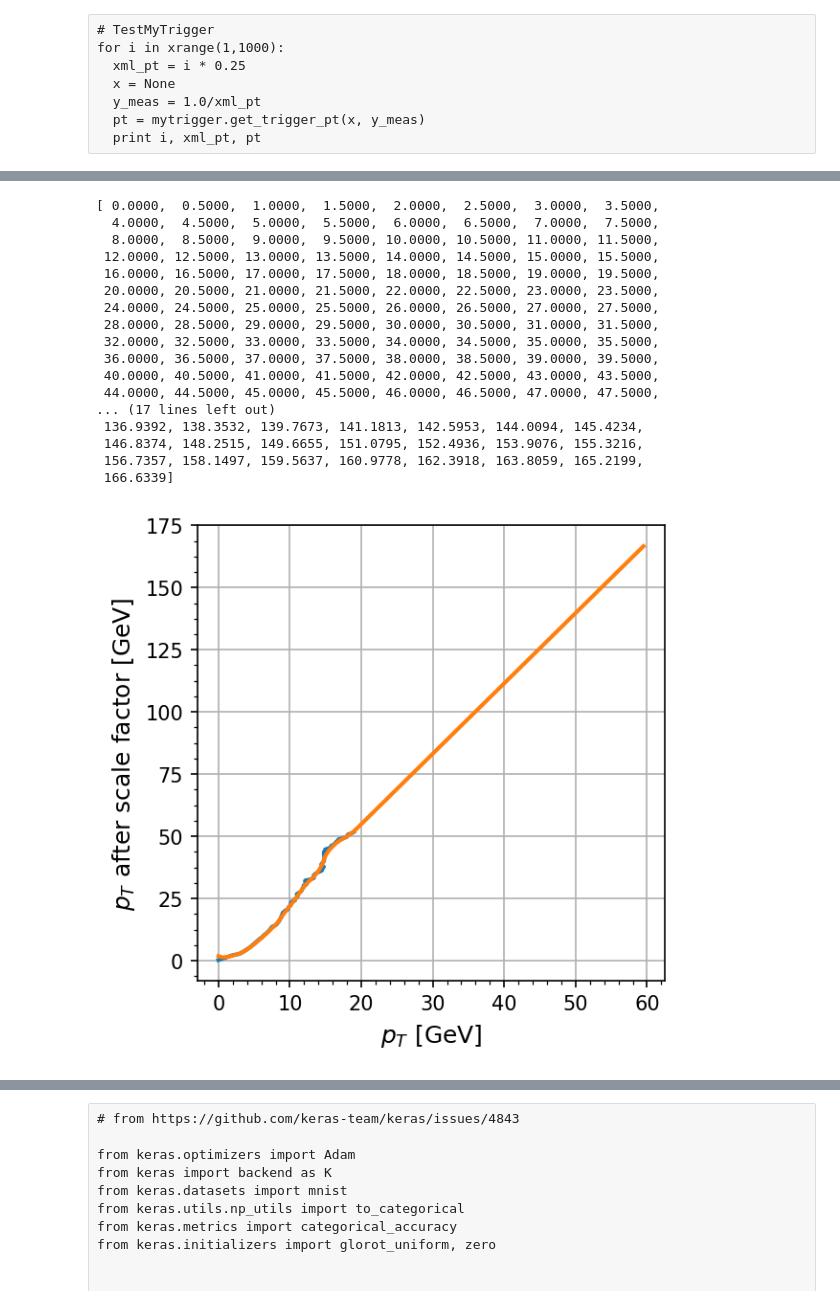
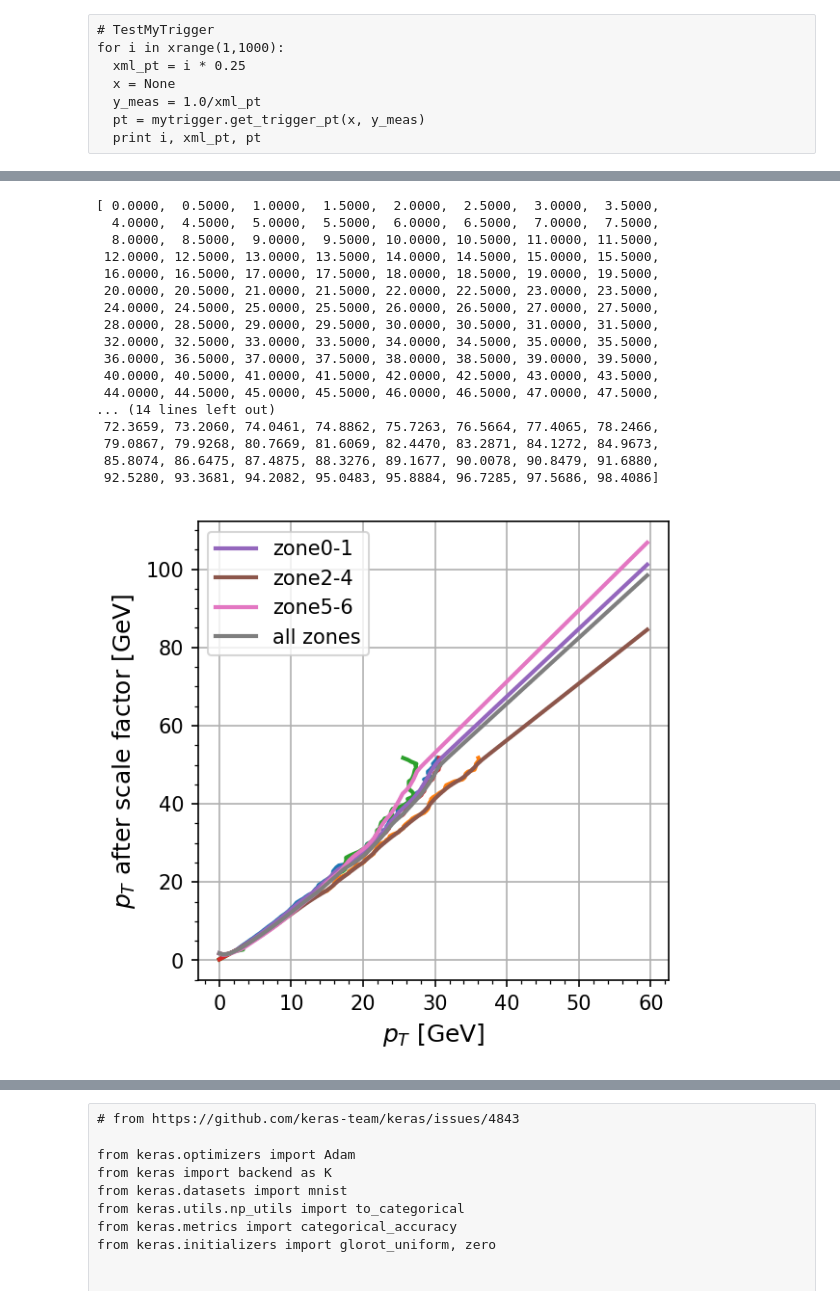
Before and after one commit to jiafulow/UF-slurm, a Jupyter notebook: mykeras6_evaluated.ipynb, the cells around one changed output, grey strips where cells are left out. Saved outputs shown, nothing was run; the diff lists cells and outputs as text; code cells hidden in the pictures.

```diff
--- a/mykeras6_evaluated.ipynb
+++ b/mykeras6_evaluated.ipynb
@@ -145,6 +159,6 @@ if training_pruned:
   model_unpruned = clone_model(model)  # deep copy
   model_unpruned.set_weights(model.get_weights())
 
-  pruning_percentile = 50.
+  pruning_percentile = 40.
   pruned = prune_model(model, percentile=pruning_percentile)
   (weightsPerLayer, droppedPerLayer, binaryTensorPerLayer, allWeightsByLayer, allWeightsArray) = pruned
@@ -735,18 +722,19 @@ for pt, color in zip(pt_list, my_palette):
   passed = (eff_data[:, 3] > pt) & (eff_data[:, 4] == 1)
   num_hist, edges = np.histogram(eff_data[:, 1][passed], bins=eff_pt_bins)
   eff_hist = np.true_divide(num_hist, denom_hist)
-  print pt, eff_hist
 
   xdata = (edges[1:] + edges[:-1])/2
   xerr = (edges[1:] - edges[:-1])/2
-  yerr = 0  #FIXME: get error bars
+  yerr = find_efficiency_errors(denom_hist, num_hist)
   ydata = eff_hist
+  print pt, ydata
+
   if pt == 10.:
     pass
   else:
-    plt.errorbar(xdata, ydata, xerr=xerr, color=color, marker=',', capsize=0)
+    plt.errorbar(xdata, ydata, xerr=xerr, yerr=yerr, color=color, marker=',', capsize=0, lw=1)
 
-plt.plot(eff_pt_bins, np.ones_like(eff_pt_bins)*0.9, ls='dashed', lw=0.5, color='black')
+plt.plot(eff_pt_bins, np.full_like(eff_pt_bins,0.9), ls='dashed', lw=0.5, color='black')
 plt.xlim(0,120)
 plt.ylim(0,1.1)
 plt.xlabel(r'true $p_{T}$ [GeV]')
@@ -779,11 +767,16 @@ xedges = np.linspace(0, 60, num=nbinsx+1)  # 0.5GeV step size
 
 xxx = np.zeros((4,nbinsx), dtype=np.float32)
 
-for j in xrange(4):  # j = zone0-1, zone2-3, zone4-5, all zones
-  if j == 3:
+for j in xrange(4):  # j = zone0-1, zone2-4, zone5-6, all zones
+  if j == 0:
+    eff_data_tmp = np.logical_or(eff_data[:,0]==0, eff_data[:,0]==1)
+  elif j == 1:
+    eff_data_tmp = np.logical_or(eff_data[:,0]==2, eff_data[:,0]==3, eff_data[:,0]==4)
+  elif j == 2:
+    eff_data_tmp = np.logical_or(eff_data[:,0]==5, eff_data[:,0]==6)
+  elif j == 3:
     eff_data_tmp = (eff_data[:,0] >= 0)
-  else:
-    eff_data_tmp = (eff_data[:,0] == 2*j) | (eff_data[:,0] == 2*j+1)
+
   xx = eff_data[:,1][eff_data_tmp]
   yy = eff_data[:,2][eff_data_tmp]
   zz = eff_data[:,4][eff_data_tmp]
@@ -807,13 +800,13 @@ for j in xrange(4):  # j = zone0-1, zone2-3, zone4-5, all zones
     yy_i = yy[(i <= inds) & (inds <= i+step)]
     zz_i = zz[(i <= inds) & (inds <= i+step)]
     coverage = 90
-    coverage += 2.2 # inefficiency due to fiducial cuts
+    coverage += 2.6 # inefficiency due to fiducial cuts
     #coverage += 100. * (zz_i==0).sum() / (zz_i>=0).sum()  # inefficiency due to PU discr
     pct = np.percentile(yy_i, 100-coverage, overwrite_input=True)
 
     # Debug
-    if j == 3 and xedges[i] > discr_pt_cut:
-      print i, xedges[i], 100. * (zz_i==0).sum() / (zz_i>=0).sum()
+    if j == 3 and discr_pt_cut <= xedges[i] <= 30:
+      print xedges[i], 100. * (zz_i==0).sum() / (zz_i>=0).sum()
     #print np.mean(xx_i), len(xx_i), pct
     #if xedges[i] == 20:
     #  print i, coverage, np.percentile(yy_i, [1,2,3,4,5,6,7,8,9,10,11,12], overwrite_input=True)
@@ -844,9 +837,9 @@ for j in xrange(4):  # j = zone0-1, zone2-3, zone4-5, all zones
 if True:
   plt.figure()
   xdata = (xedges[1:] + xedges[:-1])/2
-  #plt.plot(xxx[0,:-16], xdata[:-16])
-  #plt.plot(xxx[1,:-16], xdata[:-16])
-  #plt.plot(xxx[2,:-16], xdata[:-16])
+  plt.plot(xxx[0,:-16], xdata[:-16])
+  plt.plot(xxx[1,:-16], xdata[:-16])
+  plt.plot(xxx[2,:-16], xdata[:-16])
   plt.plot(xxx[3,:-16], xdata[:-16])
   plt.xlabel(r'$p_{T}$ [GeV]')
   plt.ylabel(r'$p_{T}$ after scale factor [GeV]')
@@ -858,43 +851,43 @@ if True:
   rbf3 = Rbf(xxx[3,:-16], xedges[:-16-1], smooth = 10.0, function='multiquadric')
 
   xdata = xedges[:-1]
   ydata0 = rbf0(xdata)
   ydata1 = rbf1(xdata)
   ydata2 = rbf2(xdata)
   ydata3 = rbf3(xdata)
 
-  #line0, = plt.plot(xdata, ydata0)
-  #line1, = plt.plot(xdata, ydata1)
-  #line2, = plt.plot(xdata, ydata2)
+  line0, = plt.plot(xdata, ydata0)
+  line1, = plt.plot(xdata, ydata1)
+  line2, = plt.plot(xdata, ydata2)
   line3, = plt.plot(xdata, ydata3)
 
   print np.array2string(xdata, separator=', ', precision=4, floatmode='fixed')
   #print np.array2string(ydata0, separator=', ', precision=4, floatmode='fixed')
   #print np.array2string(ydata1, separator=', ', precision=4, floatmode='fixed')
   #print np.array2string(ydata2, separator=', ', precision=4, floatmode='fixed')
   print np.array2string(ydata3, separator=', ', precision=4, floatmode='fixed')
 
-  #plt.legend((line0, line1, line2, line3), ('zone0-1', 'zone2-3', 'zone4-5', 'all zones'), loc='upper left')
+  plt.legend((line0, line1, line2, line3), ('zone0-1', 'zone2-4', 'zone5-6', 'all zones'), loc='upper left')
   plt.show()
 # %% [output]
 [ 0.0000,  0.5000,  1.0000,  1.5000,  2.0000,  2.5000,  3.0000,  3.5000,
   4.0000,  4.5000,  5.0000,  5.5000,  6.0000,  6.5000,  7.0000,  7.5000,
   8.0000,  8.5000,  9.0000,  9.5000, 10.0000, 10.5000, 11.0000, 11.5000,
  12.0000, 12.5000, 13.0000, 13.5000, 14.0000, 14.5000, 15.0000, 15.5000,
  16.0000, 16.5000, 17.0000, 17.5000, 18.0000, 18.5000, 19.0000, 19.5000,
  20.0000, 20.5000, 21.0000, 21.5000, 22.0000, 22.5000, 23.0000, 23.5000,
  24.0000, 24.5000, 25.0000, 25.5000, 26.0000, 26.5000, 27.0000, 27.5000,
  28.0000, 28.5000, 29.0000, 29.5000, 30.0000, 30.5000, 31.0000, 31.5000,
  32.0000, 32.5000, 33.0000, 33.5000, 34.0000, 34.5000, 35.0000, 35.5000,
  36.0000, 36.5000, 37.0000, 37.5000, 38.0000, 38.5000, 39.0000, 39.5000,
  40.0000, 40.5000, 41.0000, 41.5000, 42.0000, 42.5000, 43.0000, 43.5000,
  44.0000, 44.5000, 45.0000, 45.5000, 46.0000, 46.5000, 47.0000, 47.5000,
-... (17 lines left out)
- 136.9392, 138.3532, 139.7673, 141.1813, 142.5953, 144.0094, 145.4234,
- 146.8374, 148.2515, 149.6655, 151.0795, 152.4936, 153.9076, 155.3216,
- 156.7357, 158.1497, 159.5637, 160.9778, 162.3918, 163.8059, 165.2199,
- 166.6339]
+... (14 lines left out)
+ 72.3659, 73.2060, 74.0461, 74.8862, 75.7263, 76.5664, 77.4065, 78.2466,
+ 79.0867, 79.9268, 80.7669, 81.6069, 82.4470, 83.2871, 84.1272, 84.9673,
+ 85.8074, 86.6475, 87.4875, 88.3276, 89.1677, 90.0078, 90.8479, 91.6880,
+ 92.5280, 93.3681, 94.2082, 95.0483, 95.8884, 96.7285, 97.5686, 98.4086]
-[figure, old version]
+[figure, new version]
 # %%
 # Rates
 rates_njobs = 63
```
Also changed, not shown: parts of 34 cells of this notebook, 11 other files.
